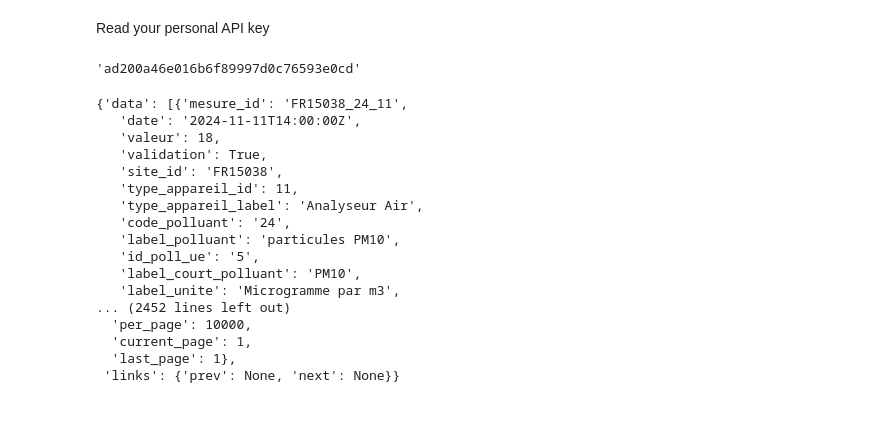
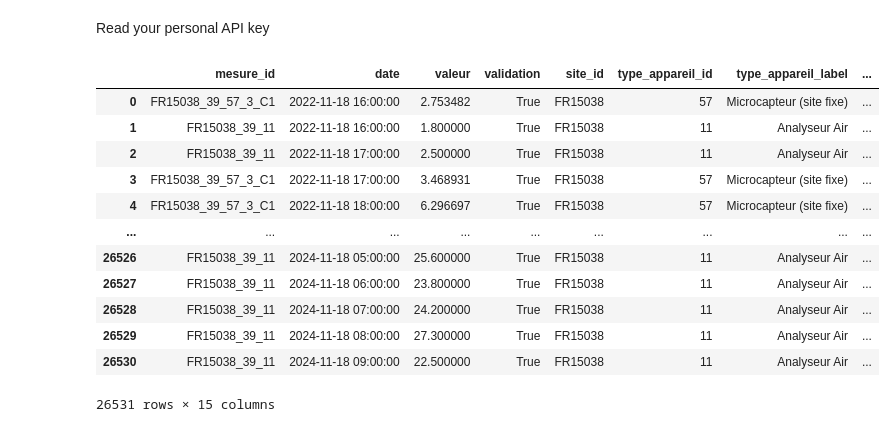
Before and after one commit to jExbrayat/atmo_challenge, a Jupyter notebook: notebooks/exploratory_analysis.ipynb, the cells around one changed output. Saved outputs shown, nothing was run; the diff lists cells and outputs as text; code cells hidden in the pictures.

```diff
--- a/notebooks/exploratory_analysis.ipynb
+++ b/notebooks/exploratory_analysis.ipynb
@@ -12,7 +13,3 @@ with open("api_key", "r") as file:
-# %%
-print("Your API key is:", api_key)
-# %% [output]
-'ad200a46e016b6f89997d0c76593e0cd'
 # %%
 # Define the API endpoint and parameters
 url = "https://api.atmo-aura.fr/api/v1/valeurs/horaire"
@@ -30,21 +38,16 @@ response = requests.get(url, params=params)
-# %%
-# Convert raw response to dictionary
-data = json.loads(response.text)
-# %% [output]
-{'data': [{'mesure_id': 'FR15038_24_11',
-   'date': '2024-11-11T14:00:00Z',
-   'valeur': 18,
-   'validation': True,
-   'site_id': 'FR15038',
-   'type_appareil_id': 11,
-   'type_appareil_label': 'Analyseur Air',
-   'code_polluant': '24',
-   'label_polluant': 'particules PM10',
-   'id_poll_ue': '5',
-   'label_court_polluant': 'PM10',
-   'label_unite': 'Microgramme par m3',
-... (2452 lines left out)
-  'per_page': 10000,
-  'current_page': 1,
-  'last_page': 1},
- 'links': {'prev': None, 'next': None}}
+# %%
+data
+# %% [output]
+|  | mesure_id | date | valeur | validation | site_id | type_appareil_id | type_appareil_label | ... |
+| 0 | FR15038_39_57_3_C1 | 2022-11-18 16:00:00 | 2.753482 | True | FR15038 | 57 | Microcapteur (site fixe) | ... |
+| 1 | FR15038_39_11 | 2022-11-18 16:00:00 | 1.800000 | True | FR15038 | 11 | Analyseur Air | ... |
+| 2 | FR15038_39_11 | 2022-11-18 17:00:00 | 2.500000 | True | FR15038 | 11 | Analyseur Air | ... |
+| 3 | FR15038_39_57_3_C1 | 2022-11-18 17:00:00 | 3.468931 | True | FR15038 | 57 | Microcapteur (site fixe) | ... |
+| 4 | FR15038_39_57_3_C1 | 2022-11-18 18:00:00 | 6.296697 | True | FR15038 | 57 | Microcapteur (site fixe) | ... |
+| ... | ... | ... | ... | ... | ... | ... | ... | ... |
+| 26526 | FR15038_39_11 | 2024-11-18 05:00:00 | 25.600000 | True | FR15038 | 11 | Analyseur Air | ... |
+| 26527 | FR15038_39_11 | 2024-11-18 06:00:00 | 23.800000 | True | FR15038 | 11 | Analyseur Air | ... |
+| 26528 | FR15038_39_11 | 2024-11-18 07:00:00 | 24.200000 | True | FR15038 | 11 | Analyseur Air | ... |
+| 26529 | FR15038_39_11 | 2024-11-18 08:00:00 | 27.300000 | True | FR15038 | 11 | Analyseur Air | ... |
+| 26530 | FR15038_39_11 | 2024-11-18 09:00:00 | 22.500000 | True | FR15038 | 11 | Analyseur Air | ... |
+26531 rows × 15 columns
```
Also changed, not shown: parts of 7 cells of this notebook, 1 other file.
